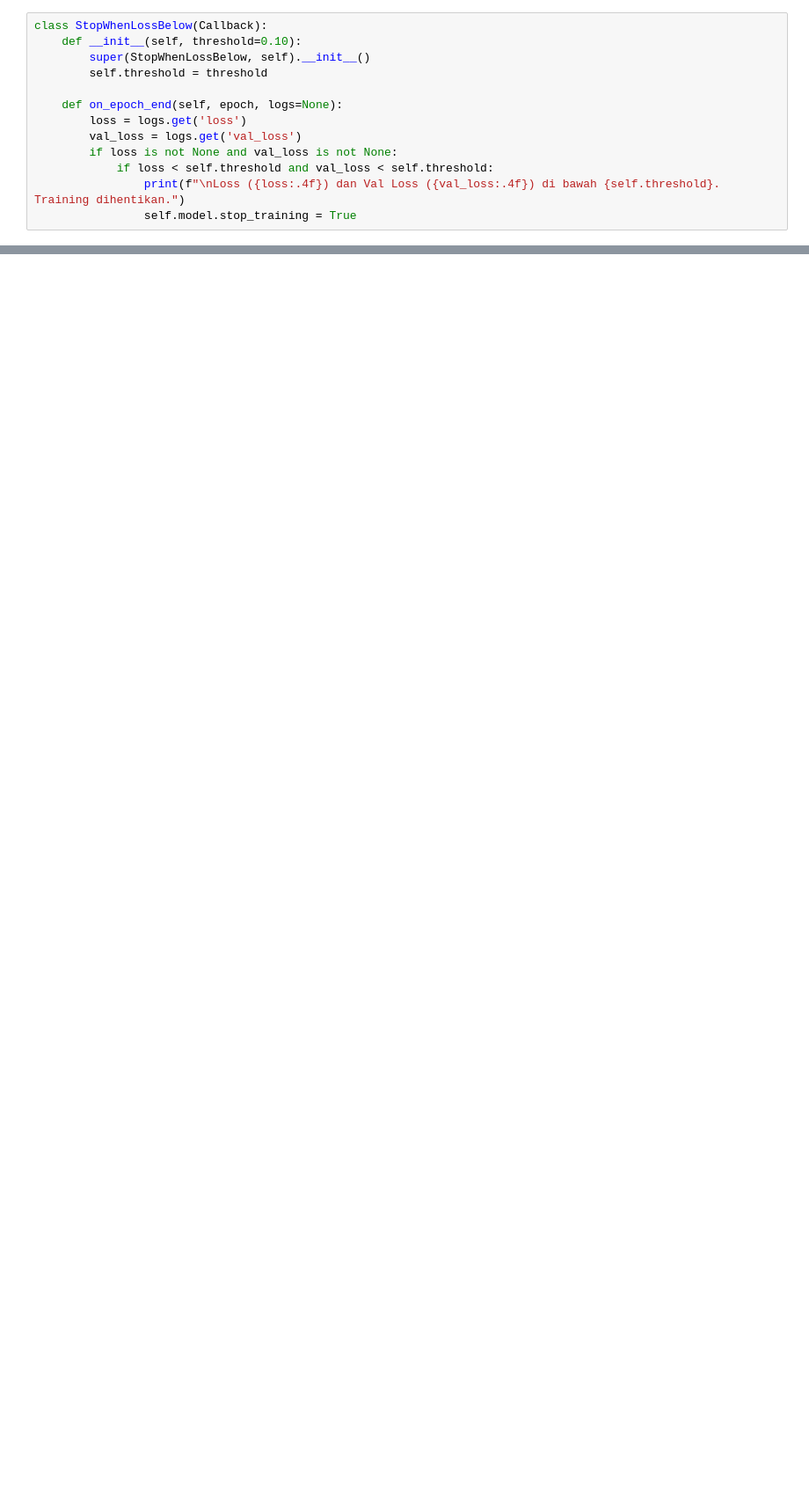
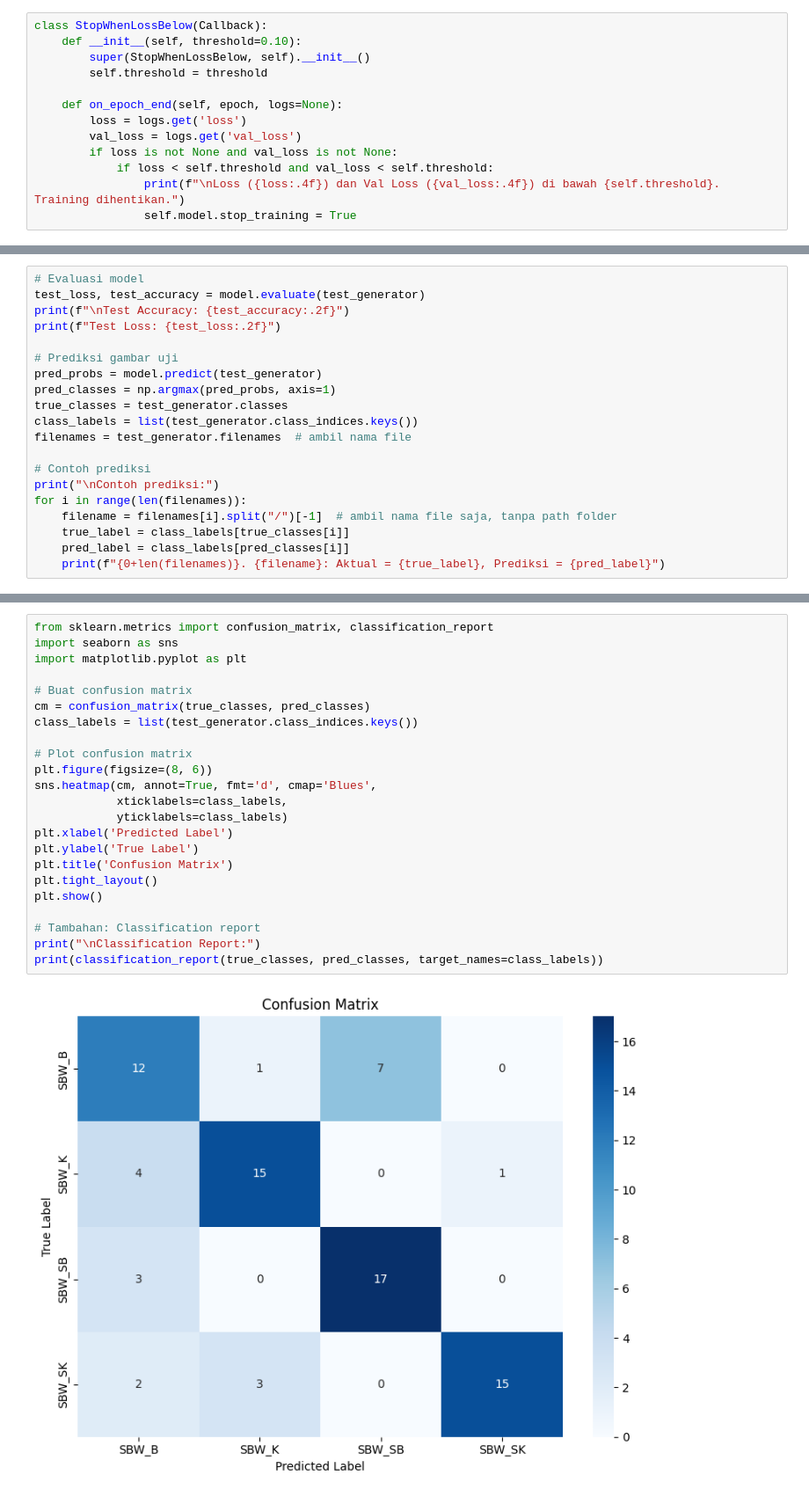
Before and after one commit to chimzy11/Klasifikasi_SBW, a Jupyter notebook: preprocess_augment.ipynb, the cells around one changed output, grey strips where cells are left out. Shown: that part at 88% size. Cells and saved outputs as stored; diff of their text form; blank space fills up the shorter version.

```diff
--- a/preprocess_augment.ipynb
+++ b/preprocess_augment.ipynb
@@ -155,0 +215,20 @@ NameError: name 'model' is not defined
+# %%
+# Evaluasi model
+test_loss, test_accuracy = model.evaluate(test_generator)
+print(f"\nTest Accuracy: {test_accuracy:.2f}")
+print(f"Test Loss: {test_loss:.2f}")
+
+# Prediksi gambar uji
+pred_probs = model.predict(test_generator)
+pred_classes = np.argmax(pred_probs, axis=1)
+true_classes = test_generator.classes
+class_labels = list(test_generator.class_indices.keys())
+filenames = test_generator.filenames  # ambil nama file
+
+# Contoh prediksi
+print("\nContoh prediksi:")
+for i in range(len(filenames)):
+    filename = filenames[i].split("/")[-1]  # ambil nama file saja, tanpa path folder
+    true_label = class_labels[true_classes[i]]
+    pred_label = class_labels[pred_classes[i]]
+    print(f"{0+len(filenames)}. {filename}: Aktual = {true_label}, Prediksi = {pred_label}")
@@ -155,0 +253,25 @@ NameError: name 'model' is not defined
+# %%
+from sklearn.metrics import confusion_matrix, classification_report
+import seaborn as sns
+import matplotlib.pyplot as plt
+
+# Buat confusion matrix
+cm = confusion_matrix(true_classes, pred_classes)
+class_labels = list(test_generator.class_indices.keys())
+
+# Plot confusion matrix
+plt.figure(figsize=(8, 6))
+sns.heatmap(cm, annot=True, fmt='d', cmap='Blues',
+            xticklabels=class_labels,
+            yticklabels=class_labels)
+plt.xlabel('Predicted Label')
+plt.ylabel('True Label')
+plt.title('Confusion Matrix')
+plt.tight_layout()
+plt.show()
+
+# Tambahan: Classification report
+print("\nClassification Report:")
+print(classification_report(true_classes, pred_classes, target_names=class_labels))
+# %% [output]
+[figure, added]
```
Also changed, not shown: parts of 18 cells of this notebook.
